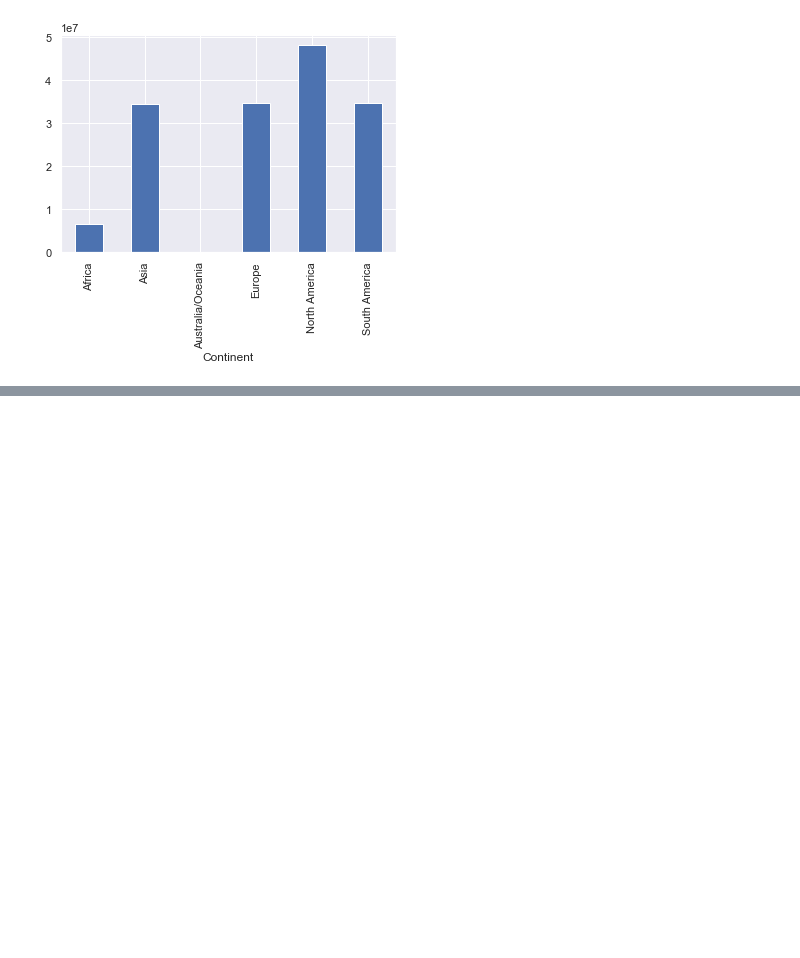
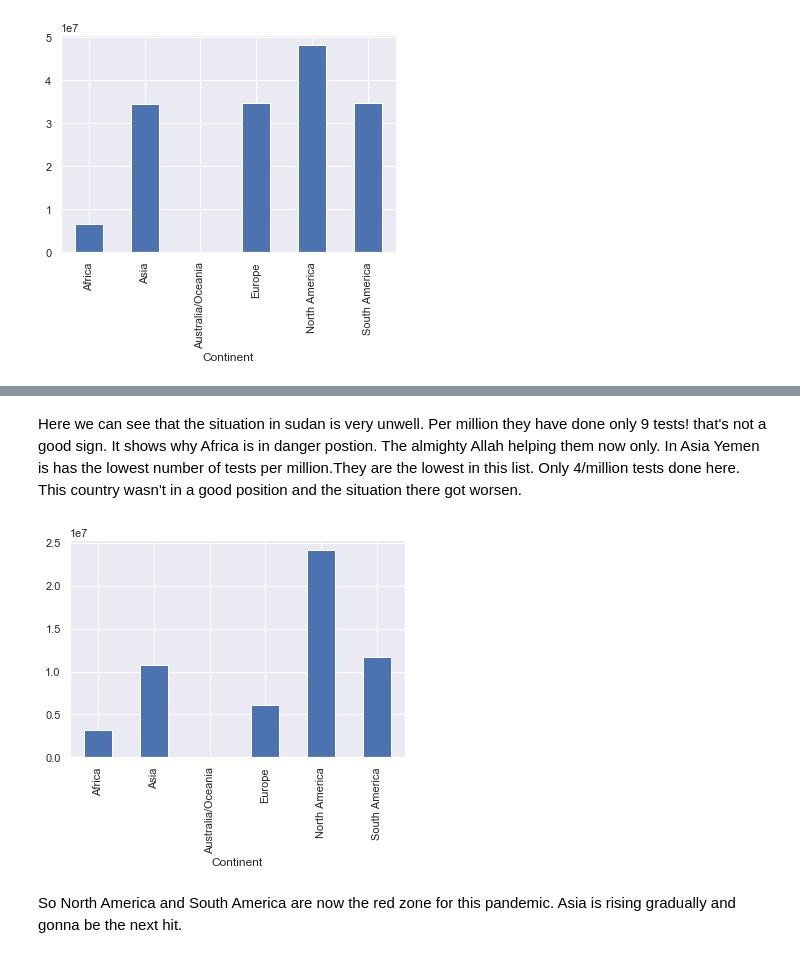
Before and after one commit to Hasibul-Islam/Covid-19, a Jupyter notebook: Covid-19.ipynb, the cells around one changed output, grey strips where cells are left out. Drawn from its saved outputs; the diff is of its cells as text; code cells hidden in the pictures; blank space fills up the shorter version.

```diff
--- a/Covid-19.ipynb
+++ b/Covid-19.ipynb
@@ -299,0 +366,8 @@ But from here we can see that although countries of Africa are most infected but
+# %% [markdown]
+Here we can see that the situation in sudan is very unwell. Per million they have done only 9 tests! that's not a good sign. It shows why Africa is in danger postion. The almighty Allah helping them now only. In Asia Yemen is has the lowest number of tests per million.They are the lowest in this list. Only 4/million tests done here. This country wasn't in a good position and the situation there got worsen.
+# %%
+TAC = df.melt(['ActiveCases','Continent']).groupby('Continent').ActiveCases.sum().dropna().plot(kind='bar')
+# %% [output]
+[figure, added]
+# %% [markdown]
+So North America and South America are now the red zone for this pandemic. Asia is rising gradually and gonna be the next hit.
```
Also changed, not shown: parts of 32 cells of this notebook.
